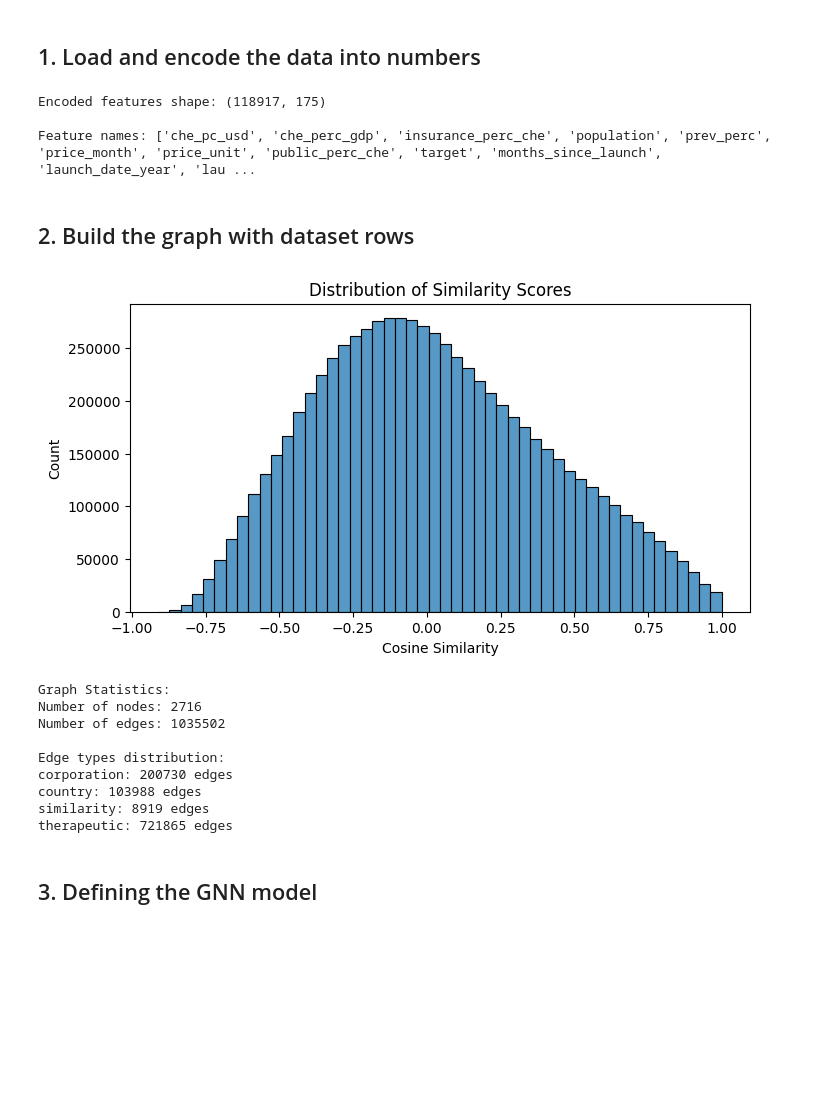
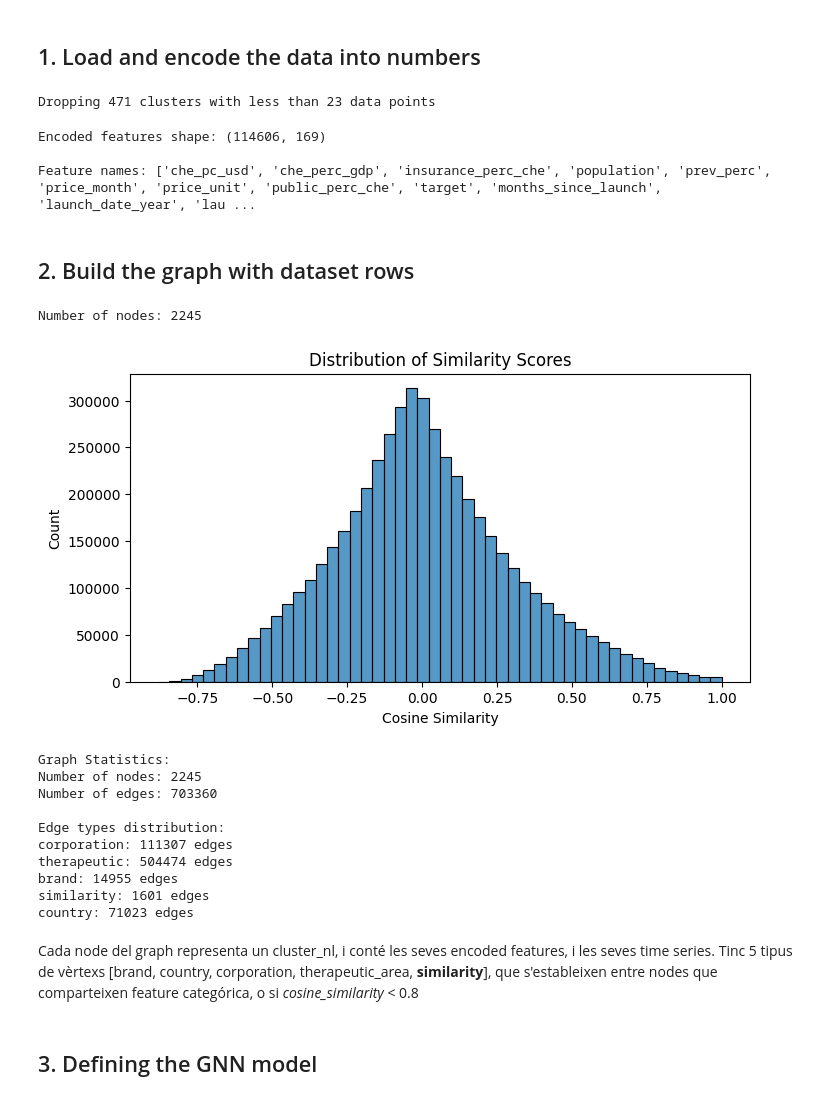
Before and after one commit to Bincowsky/Bonkis-Jake, a Jupyter notebook: notebooks/gnn.ipynb, the cells around one changed output. Cells and saved outputs as stored; diff of their text form; code cells hidden in the pictures; blank space fills up the shorter version.

```diff
--- a/notebooks/gnn.ipynb
+++ b/notebooks/gnn.ipynb
@@ -18,11 +16,20 @@ FORECAST_STEPS = 23
 # %% [markdown]
 ## 1. Load and encode the data into numbers
+# %%
+FORECAST_STEPS = 23
+
+# Load the dataset (replace 'your_dataset.csv' with your file path)
+df = pd.read_csv('../data/intermig/train_data-medianimputed.csv')
+df = df.drop('ind_launch_date', axis=1)
+
+cluster_counts = df['cluster_nl'].value_counts()
+droppedd_clusters = len(cluster_counts[cluster_counts.values < FORECAST_STEPS])
+print(f'Dropping {droppedd_clusters} clusters with less than {FORECAST_STEPS} data points')
+
+df = df.groupby('cluster_nl').filter(lambda x: len(x) >= FORECAST_STEPS).reset_index(drop=True)
+# %% [output]
+Dropping 471 clusters with less than 23 data points
 # %%
-# Load the dataset (replace 'your_dataset.csv' with your file path)
-df = pd.read_csv('../data/intermig/train_data-medianimputed.csv')
-df = df.drop('ind_launch_date', axis=1)
-
-
 date_cols = ['launch_date', 'date']
 
 # Process date columns
@@ -58,7 +65,7 @@ df = pd.concat([df, indication_encoded], axis=1)
 print("Encoded features shape:", df.shape)
 print("\nFeature names:", df.columns.tolist())
 # %% [output]
-Encoded features shape: (118917, 175)
+Encoded features shape: (114606, 169)
 
 Feature names: ['che_pc_usd', 'che_perc_gdp', 'insurance_perc_che', 'population', 'prev_perc', 'price_month', 'price_unit', 'public_perc_che', 'target', 'months_since_launch', 'launch_date_year', 'lau ...
 # %% [markdown]
@@ -72,7 +79,7 @@ numerical_features = [
 ]
 
 categorical_features = [
-    'brand_encoded', 'cluster_nl_encoded', 'corporation_encoded',
+    'brand_encoded', 'corporation_encoded',
     'country_encoded', 'drug_id_encoded', 'therapeutic_area_encoded'
 ]
 
@@ -83,12 +90,14 @@ G = nx.Graph()
 # Group by cluster_nl to get time series
 cluster_features = {}
 for cluster_nl, group in df.groupby('cluster_nl_encoded'):
-    # Sort by date
-    group = group.sort_values('date_year')
+
+    group = group.sort_values('months_since_launch')
+    group = group[0:FORECAST_STEPS]
 
     # Get static features (first values)
+
     static_features = np.concatenate([
-        group[numerical_features].median().values,
+        group[numerical_features].values.flatten(),
         group[categorical_features].iloc[0].values,
         group[indication_features].iloc[0].values
     ])
@@ -99,22 +108,15 @@ for cluster_nl, group in df.groupby('cluster_nl_encoded'):
         group['date_month'].min(),    # launch_month
         len(group),                   # duration
         group['target'].mean(),       # mean_target
-        len(group) >= FORECAST_STEPS, # std_target
     ])
 
     # Combine numeric features for similarity computation
     cluster_features[cluster_nl] = np.concatenate([
-        group[numerical_features].median().values,
+        static_features,
         temporal_features
     ])
 
-    # Get time series data and pad wiht '1.0's if necessary
-    if len(group['target']) < FORECAST_STEPS:
-        ts_data = group['target'].values
-        ts_data = np.pad(ts_data, (FORECAST_STEPS - len(ts_data), 0),
-                         'constant', constant_values=0.0)
-    else:
-        ts_data = group['target'].values[0:FORECAST_STEPS]
+    ts_data = group['target'].values[0:FORECAST_STEPS]
 
     # Add node
     G.add_node(cluster_nl,
@@ -124,30 +126,34 @@ for cluster_nl, group in df.groupby('cluster_nl_encoded'):
                 corporation=group['corporation_encoded'].iloc[0],
                 therapeutic_area=group['therapeutic_area_encoded'].iloc[0],
                 ts_data=ts_data)  # Store full time series
+
+clusters = list(G.nodes)
+print(f'Number of nodes: {len(clusters)}')
+# %% [output]
+Number of nodes: 2245
 # %%
 # Get features for all clusters
-clusters = list(G.nodes())
 feature_matrix = np.vstack([cluster_features[c] for c in clusters])
 
 # Normalize features
 scaler = StandardScaler()
 feature_matrix_normalized = scaler.fit_transform(feature_matrix)
 
 # Compute cosine similarity
 similarity_matrix = cosine_similarity(feature_matrix_normalized)
 
 # Also show distribution of similarities
 plt.figure(figsize=(8, 4))
 sns.histplot(similarity_matrix.flatten(), bins=50)
 plt.title('Distribution of Similarity Scores')
 plt.xlabel('Cosine Similarity')
 plt.ylabel('Count')
 plt.show()
 # %% [output]
-[figure, old version]
+[figure, new version]
 # %%
 # 3. Add 'similarity_matrix' edges to the graph if unrelated but very similar
-similarity_threshold = 0.9
+similarity_threshold = 0.8
 
 for i in range(len(clusters)):
     for j in range(i+1, len(clusters)):
@@ -169,6 +175,11 @@ for i in range(len(clusters)):
             G.add_edge(ci, cj, edge_type='country')
             consider_similarity = False
 
+        # Connect if same brand
+        if G.nodes[ci]['brand'] == G.nodes[cj]['brand']:
+            G.add_edge(ci, cj, edge_type='brand')
+            consider_similarity = False
+
         if not consider_similarity:
             continue
        # Connect if similar features
@@ -186,14 +197,18 @@ for edge_type in set(edge_types):
     print(f"{edge_type}: {count} edges")
 # %% [output]
 Graph Statistics:
-Number of nodes: 2716
-Number of edges: 1035502
+Number of nodes: 2245
+Number of edges: 703360
 
 Edge types distribution:
-corporation: 200730 edges
-country: 103988 edges
-similarity: 8919 edges
-therapeutic: 721865 edges
+corporation: 111307 edges
+therapeutic: 504474 edges
+brand: 14955 edges
+similarity: 1601 edges
+country: 71023 edges
+# %% [markdown]
+Cada node del graph representa un cluster_nl, i conté les seves encoded features, i les seves time series.
+Tinc 5 tipus de vèrtexs [brand, country, corporation, therapeutic_area, **similarity**], que s'estableixen entre nodes que comparteixen feature categórica, o si _cosine_similarity_ < 0.8
 # %% [markdown]
 ## 3. Defining the GNN model
 # %%
```
Also changed, not shown: parts of 9 cells of this notebook, 2 other files.
